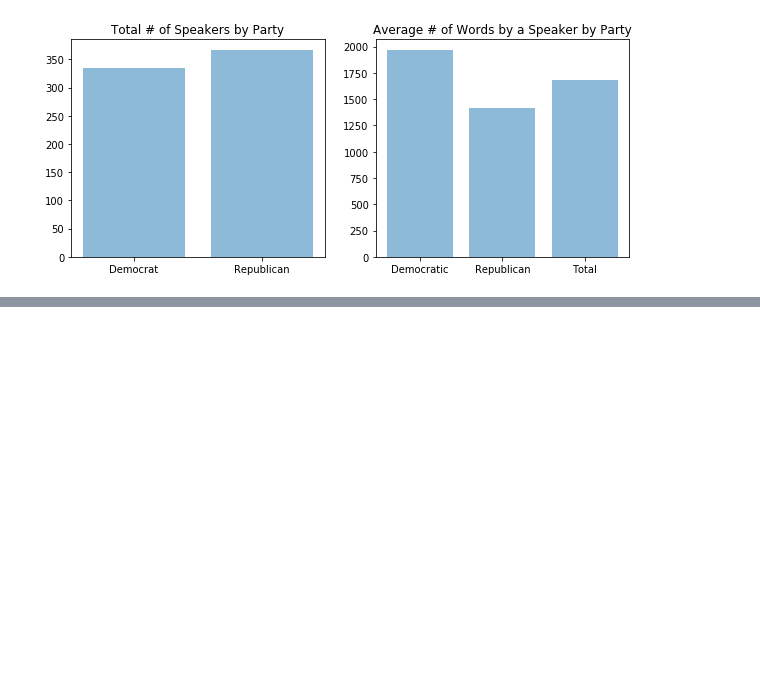
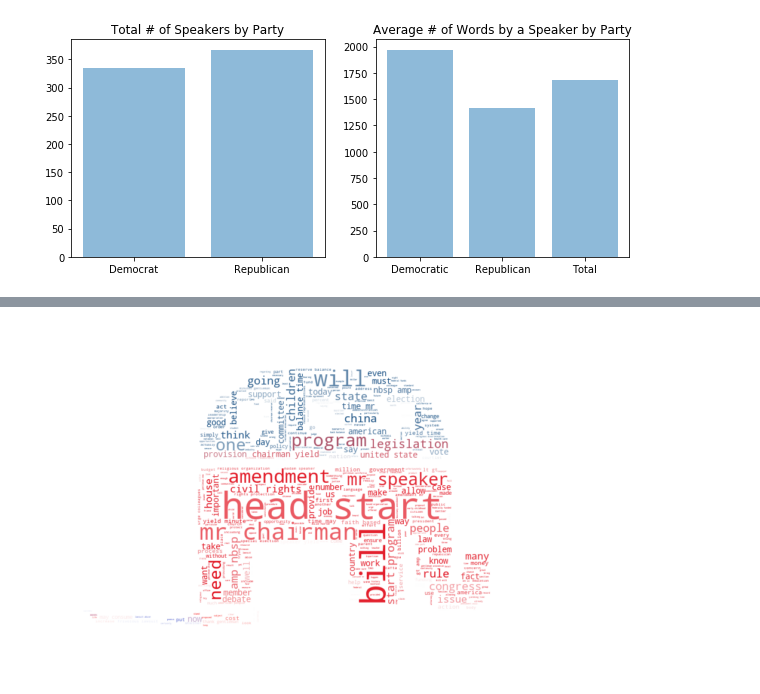
Before and after one commit to eltabre/PolitiGauge, a Jupyter notebook: notebooks/ConvoteDataExploration.ipynb, the cells around one changed output, grey strips where cells are left out. Saved outputs shown, nothing was run; the diff lists cells and outputs as text; code cells hidden in the pictures; blank space fills up the shorter version.

Commit message:
Finished word clouds and lemmezation

```diff
--- a/notebooks/ConvoteDataExploration.ipynb
+++ b/notebooks/ConvoteDataExploration.ipynb
@@ -106,0 +107,11 @@ plt.show()
+# %%
+elephant = np.array(Image.open("../data/img/e.jpg"))
+demText = " ".join(review for review in df.Speech if df['Party'].bool)
+wordcloud_dem = WordCloud(background_color="white", mode="RGBA", max_words=1000, mask=elephant).generate(text)
+image_colors = ImageColorGenerator(elephant)
+plt.figure(figsize=[10,10])
+plt.imshow(wordcloud_dem.recolor(color_func=image_colors), interpolation="bilinear")
+plt.axis("off")
+plt.show()
+# %% [output]
+[figure, added]
```
Also changed, not shown: parts of 4 cells of this notebook.
